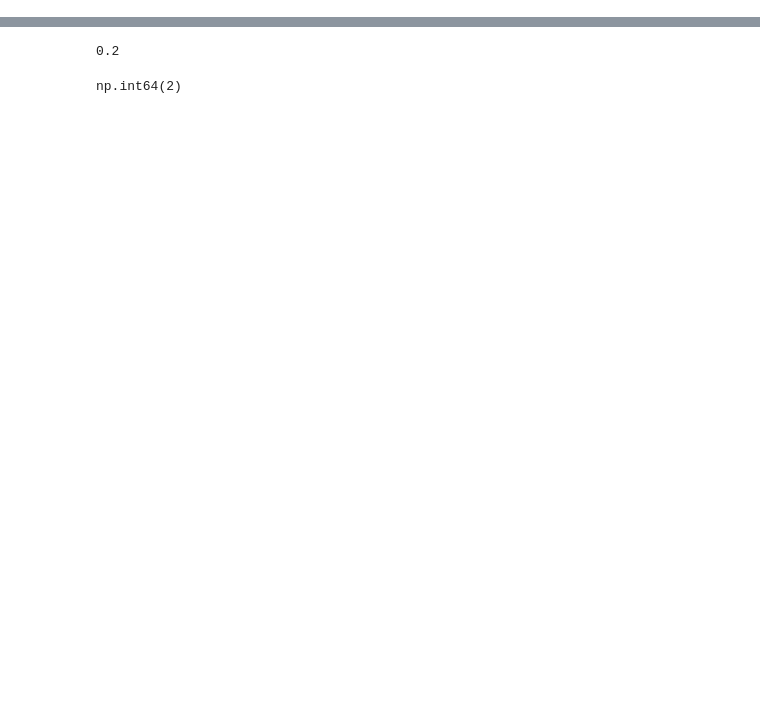
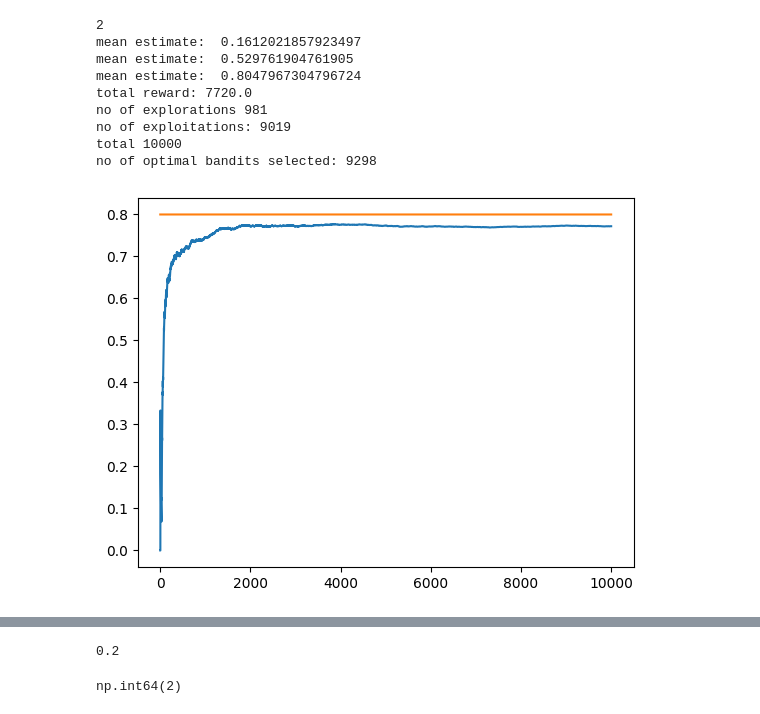
Before and after one commit to Susena-V/RL_Learning, a Jupyter notebook: epsilon_RL.ipynb, the cells around one changed output, grey strips where cells are left out. Saved outputs shown, nothing was run; the diff lists cells and outputs as text; code cells hidden in the pictures; blank space fills up the shorter version.

```diff
--- a/epsilon_RL.ipynb
+++ b/epsilon_RL.ipynb
@@ -24,0 +77,13 @@ class Bandit:
+# %%
+experiment() # eps = 0.1
+# %% [output]
+2
+mean estimate:  0.1612021857923497
+mean estimate:  0.529761904761905
+mean estimate:  0.8047967304796724
+total reward: 7720.0
+no of explorations 981
+no of exploitations: 9019
+total 10000
+no of optimal bandits selected: 9298
+[figure, added]
```
Also changed, not shown: parts of 12 cells of this notebook, 1 other file.
